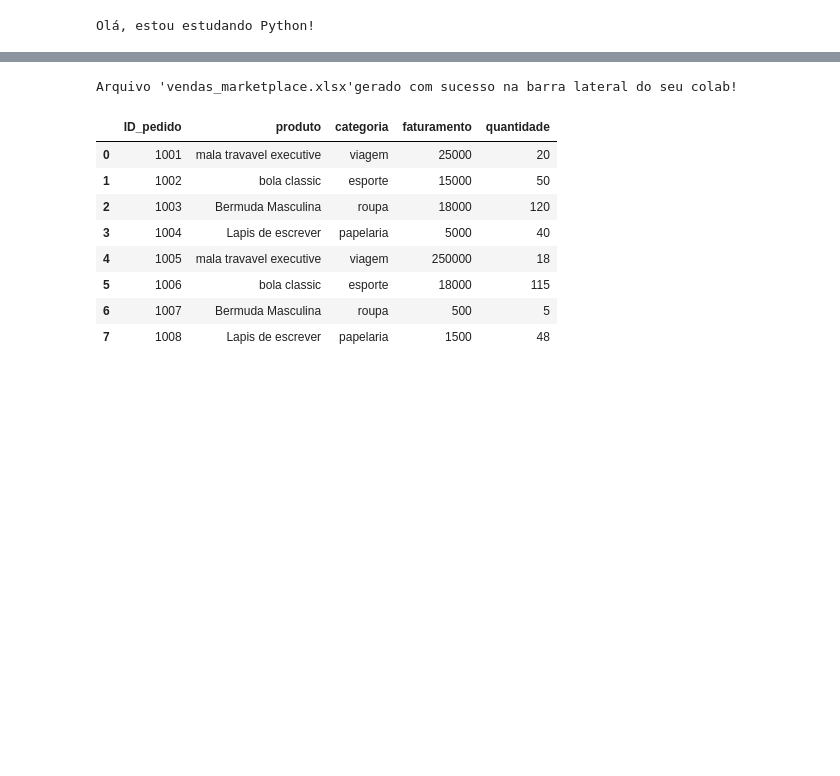
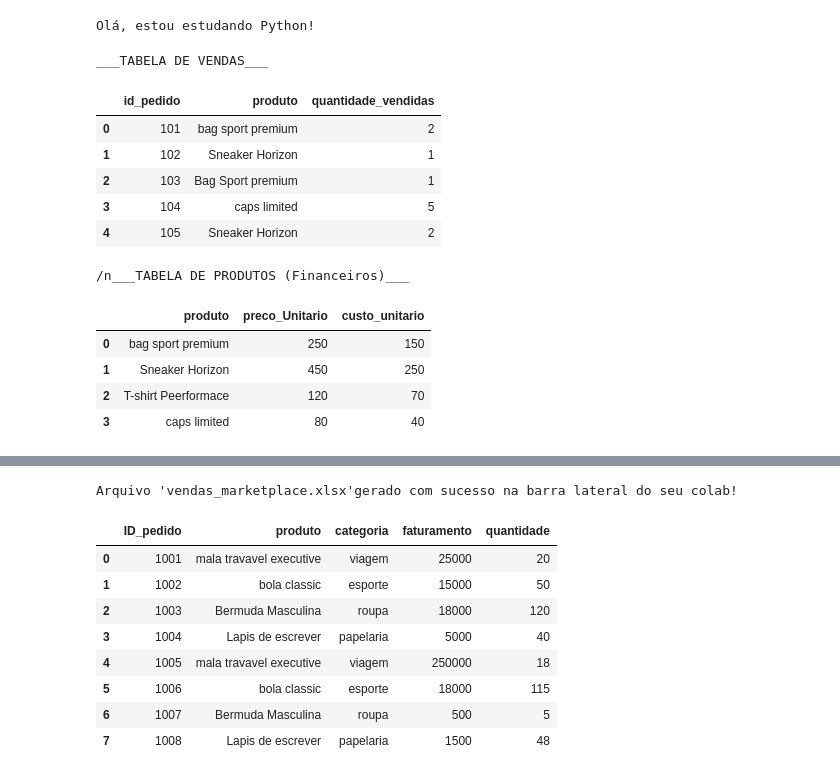
Before and after one commit to custodiopm/Estudo-Python, a Jupyter notebook: getting_started_with_google_colab_ai.ipynb, the cells around one changed output, grey strips where cells are left out. Drawn from its saved outputs; the diff is of its cells as text; code cells hidden in the pictures; blank space fills up the shorter version.

```diff
--- a/getting_started_with_google_colab_ai.ipynb
+++ b/getting_started_with_google_colab_ai.ipynb
@@ -4,3 +4,35 @@
 print("Olá, estou estudando Python!")
 # %% [output]
 Olá, estou estudando Python!
+# %%
+import pandas as pd
+dados_vendas ={'id_pedido':[101,102,103,104,105],
+               'produto':['bag sport premium','Sneaker Horizon','Bag Sport premium','caps limited', 'Sneaker Horizon'],
+               'quantidade_vendidas':[2,1,1,5,2]
+               }
+df_vendas= pd.DataFrame(dados_vendas)
+dados_produtos = {
+    'produto': ['bag sport premium', 'Sneaker Horizon','T-shirt Peerformace','caps limited'],
+    'preco_Unitario': [250,450,120,80],
+    'custo_unitario': [150,250,70,40]
+}
+df_produtos=pd.DataFrame(dados_produtos)
+
+print("___TABELA DE VENDAS___")
+display(df_vendas)
+print("/n___TABELA DE PRODUTOS (Financeiros)___")
+display(df_produtos)
+# %% [output]
+___TABELA DE VENDAS___
+|  | id_pedido | produto | quantidade_vendidas |
+| 0 | 101 | bag sport premium | 2 |
+| 1 | 102 | Sneaker Horizon | 1 |
+| 2 | 103 | Bag Sport premium | 1 |
+| 3 | 104 | caps limited | 5 |
+| 4 | 105 | Sneaker Horizon | 2 |
+/n___TABELA DE PRODUTOS (Financeiros)___
+|  | produto | preco_Unitario | custo_unitario |
+| 0 | bag sport premium | 250 | 150 |
+| 1 | Sneaker Horizon | 450 | 250 |
+| 2 | T-shirt Peerformace | 120 | 70 |
+| 3 | caps limited | 80 | 40 |
```
Also changed, not shown: parts of 5 cells of this notebook.
